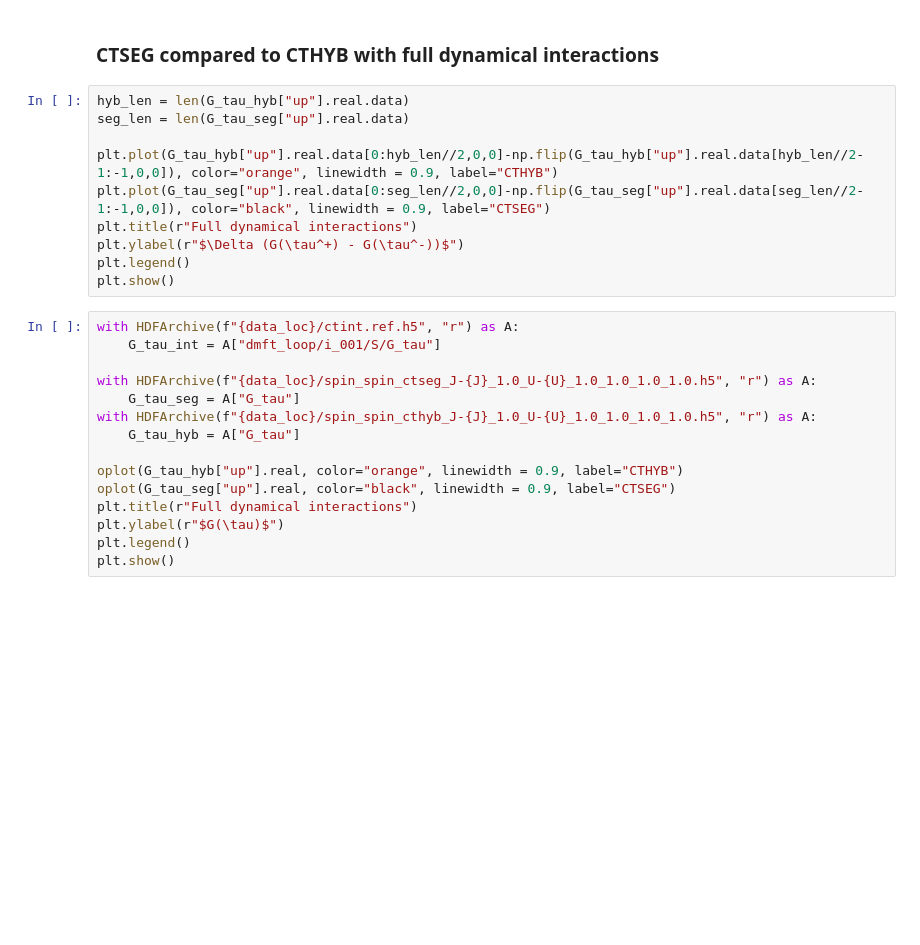
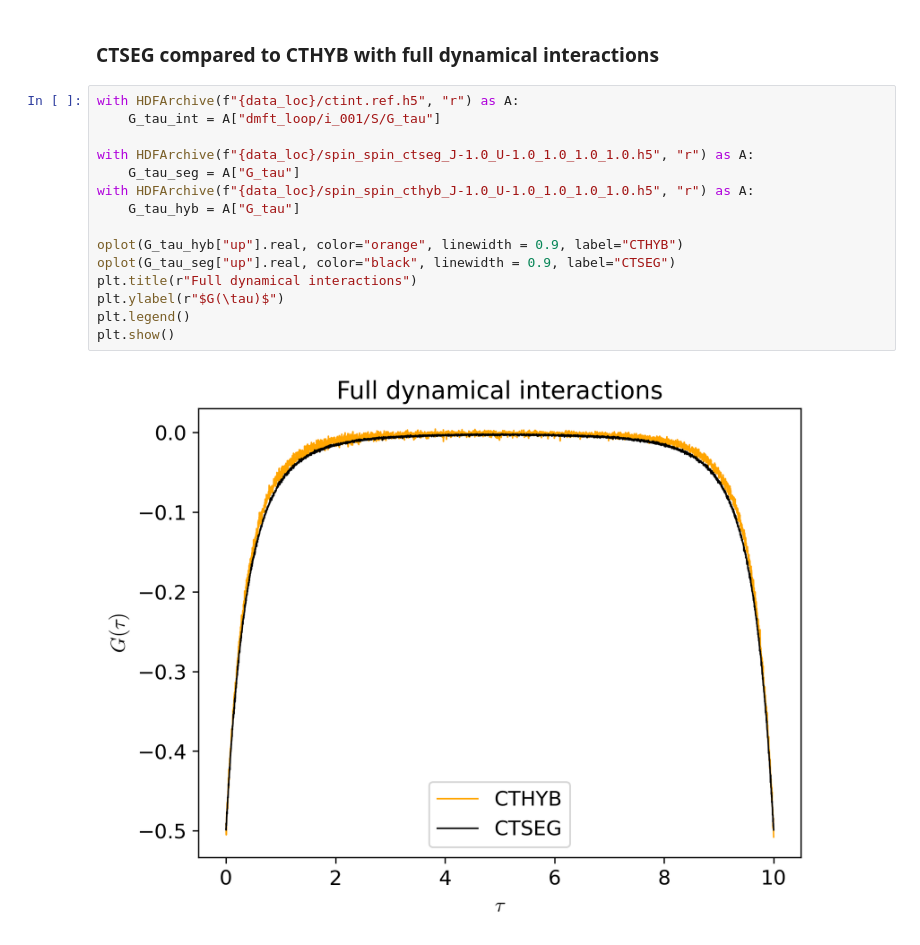
Before and after one commit to andrewkhardy/cthyb, a Jupyter notebook: benchmark/dynamic_int/CTHYB_Benchmarking.ipynb, the cells around one changed output. Drawn from its saved outputs; the diff is of its cells as text; blank space fills up the shorter version.

```diff
--- a/benchmark/dynamic_int/CTHYB_Benchmarking.ipynb
+++ b/benchmark/dynamic_int/CTHYB_Benchmarking.ipynb
@@ -92,30 +123,22 @@ plt.show()
 # %% [markdown]
 ### CTSEG compared to CTHYB with full dynamical interactions
-# %%
-hyb_len = len(G_tau_hyb["up"].real.data)
-seg_len = len(G_tau_seg["up"].real.data)
-
-plt.plot(G_tau_hyb["up"].real.data[0:hyb_len//2,0,0]-np.flip(G_tau_hyb["up"].real.data[hyb_len//2-1:-1,0,0]), color="orange", linewidth = 0.9, label="CTHYB")
-plt.plot(G_tau_seg["up"].real.data[0:seg_len//2,0,0]-np.flip(G_tau_seg["up"].real.data[seg_len//2-1:-1,0,0]), color="black", linewidth = 0.9, label="CTSEG")
-plt.title(r"Full dynamical interactions")
-plt.ylabel(r"$\Delta (G(\tau^+) - G(\tau^-))$")
-plt.legend()
-plt.show()
 # %%
 with HDFArchive(f"{data_loc}/ctint.ref.h5", "r") as A:
     G_tau_int = A["dmft_loop/i_001/S/G_tau"]
 
-with HDFArchive(f"{data_loc}/spin_spin_ctseg_J-{J}_1.0_U-{U}_1.0_1.0_1.0_1.0.h5", "r") as A:
+with HDFArchive(f"{data_loc}/spin_spin_ctseg_J-1.0_U-1.0_1.0_1.0_1.0.h5", "r") as A:
     G_tau_seg = A["G_tau"]
-with HDFArchive(f"{data_loc}/spin_spin_cthyb_J-{J}_1.0_U-{U}_1.0_1.0_1.0_1.0.h5", "r") as A:
+with HDFArchive(f"{data_loc}/spin_spin_cthyb_J-1.0_U-1.0_1.0_1.0_1.0.h5", "r") as A:
     G_tau_hyb = A["G_tau"]
 
 oplot(G_tau_hyb["up"].real, color="orange", linewidth = 0.9, label="CTHYB")
 oplot(G_tau_seg["up"].real, color="black", linewidth = 0.9, label="CTSEG")
 plt.title(r"Full dynamical interactions")
 plt.ylabel(r"$G(\tau)$")
 plt.legend()
 plt.show()
+# %% [output]
+[figure, added]
 # %%
 hyb_len = len(G_tau_hyb["up"].real.data)
 seg_len = len(G_tau_seg["up"].real.data)
```
Also changed, not shown: parts of 7 cells of this notebook, 1 other file.
